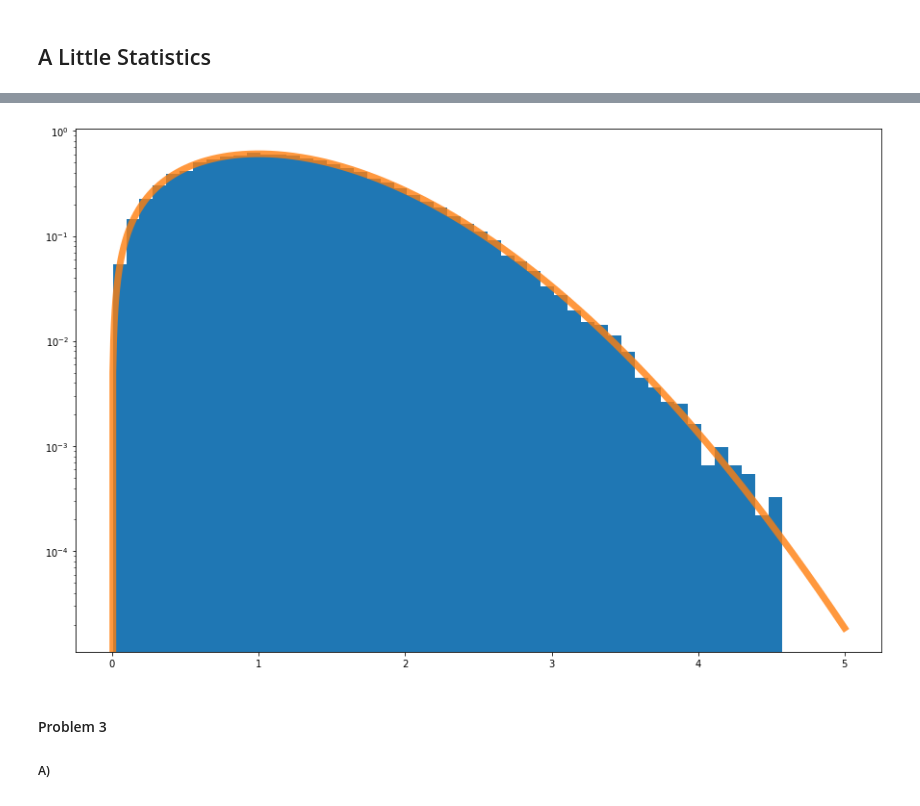
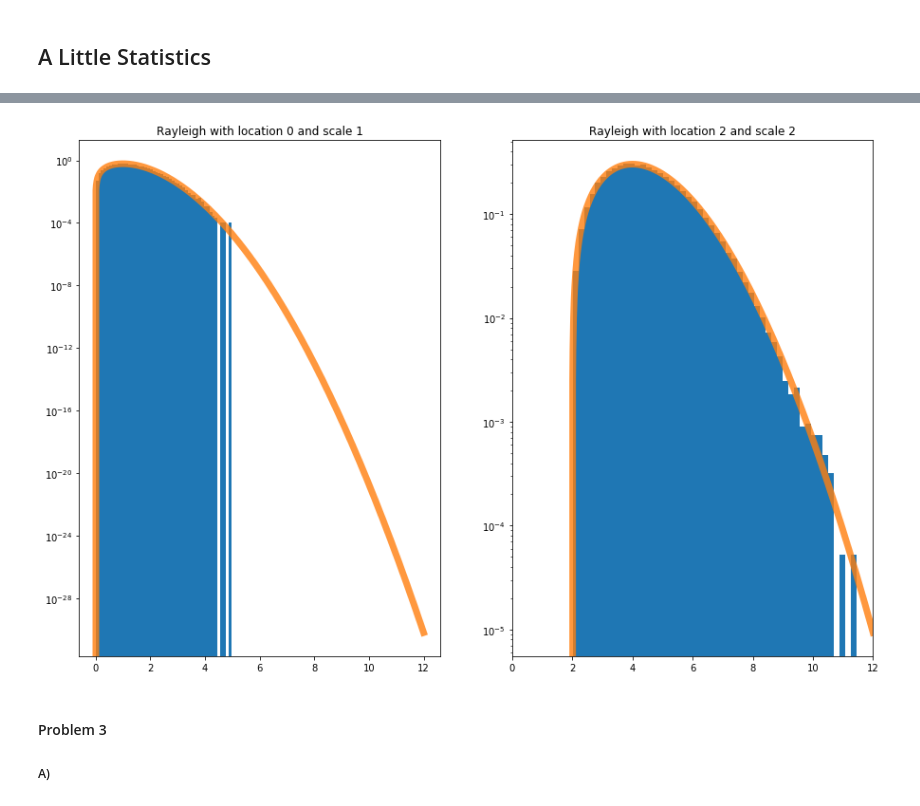
Before and after one commit to jeff-abe/PHYS434, a Jupyter notebook: Lab1.ipynb, the cells around one changed output, grey strips where cells are left out. Saved outputs shown, nothing was run; the diff lists cells and outputs as text; code cells hidden in the pictures.

```diff
--- a/Lab1.ipynb
+++ b/Lab1.ipynb
@@ -53,11 +69,15 @@ plt.show()
-# %%
-fig, ax = plt.subplots(1,1)
-ax.hist(ray_dist,50, density = True)
-plt.yscale('log')
-ax.plot(x, stats.rayleigh.pdf(x), linewidth = 7, alpha = 0.8)
-plt.show()
-# %% [output]
-[figure, removed]
+# %%
+fig, (ax1, ax2) = plt.subplots(1,2)
+ax1.hist(ray_dist,50, density = True)
+ax1.semilogy(x, stats.rayleigh.pdf(x), linewidth = 7, alpha = 0.8)
+ax2.hist(ray_dist2,50, density = True)
+ax2.semilogy(x2, stats.rayleigh.pdf(x2, loc = 2, scale = 2), linewidth = 7, alpha = 0.8)
+plt.xlim([0,12])
+ax1.title.set_text('Rayleigh with location 0 and scale 1')
+ax2.title.set_text('Rayleigh with location 2 and scale 2')
+plt.show()
+# %% [output]
+[figure, added]
 # %% [markdown]
 #### Problem 3
 ##### A)
```
Also changed, not shown: parts of 16 cells of this notebook.
